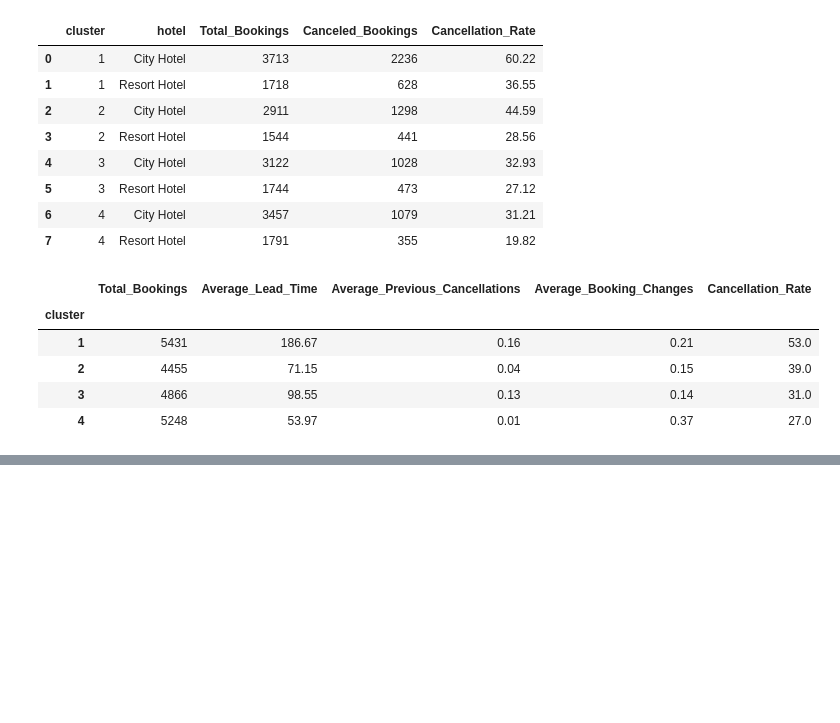
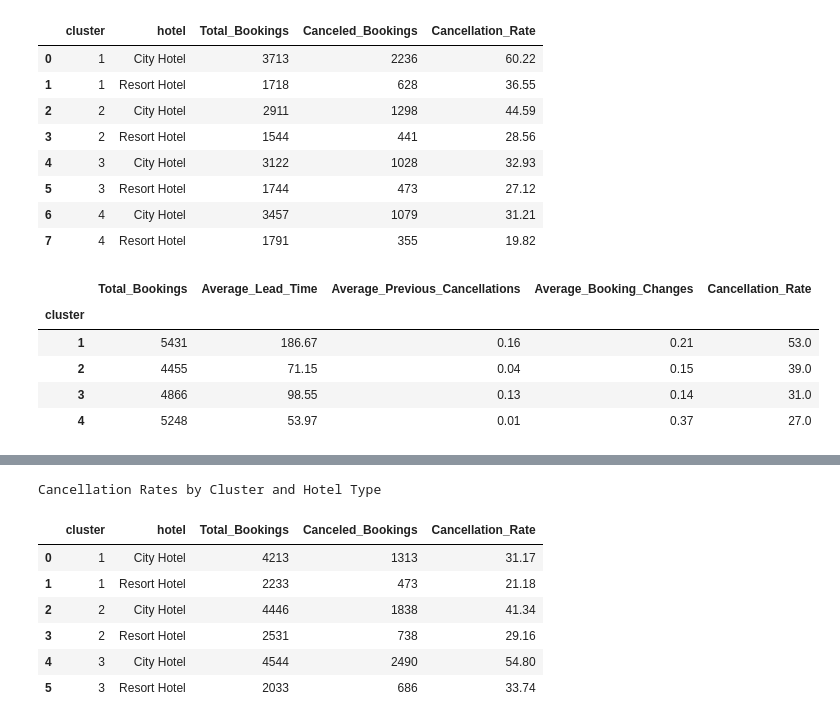
Before and after one commit to sylle321/Hotel_booking, a Jupyter notebook: Descriptive_Code.ipynb, the cells around one changed output, grey strips where cells are left out. Cells and saved outputs as stored; diff of their text form; code cells hidden in the pictures; blank space fills up the shorter version.

```diff
--- a/Descriptive_Code.ipynb
+++ b/Descriptive_Code.ipynb
@@ -723,0 +887,27 @@ display(cluster_profile)
+# %%
+# Compare cancellation rates by cluster and hotel type
+cluster_cancellations = df_sample.groupby(
+    ['cluster', 'hotel']
+).agg(
+    Total_Bookings=('is_canceled', 'count'),
+    Canceled_Bookings=('is_canceled', 'sum'),
+    Cancellation_Rate=('is_canceled', 'mean')
+).reset_index()
+
+cluster_cancellations['Cancellation_Rate'] *= 100
+
+cluster_cancellations['Cancellation_Rate'] = (
+    cluster_cancellations['Cancellation_Rate'].round(2)
+)
+
+print("Cancellation Rates by Cluster and Hotel Type")
+display(cluster_cancellations)
+# %% [output]
+Cancellation Rates by Cluster and Hotel Type
+|  | cluster | hotel | Total_Bookings | Canceled_Bookings | Cancellation_Rate |
+| 0 | 1 | City Hotel | 4213 | 1313 | 31.17 |
+| 1 | 1 | Resort Hotel | 2233 | 473 | 21.18 |
+| 2 | 2 | City Hotel | 4446 | 1838 | 41.34 |
+| 3 | 2 | Resort Hotel | 2531 | 738 | 29.16 |
+| 4 | 3 | City Hotel | 4544 | 2490 | 54.80 |
+| 5 | 3 | Resort Hotel | 2033 | 686 | 33.74 |
```
Also changed, not shown: parts of 6 cells of this notebook.
